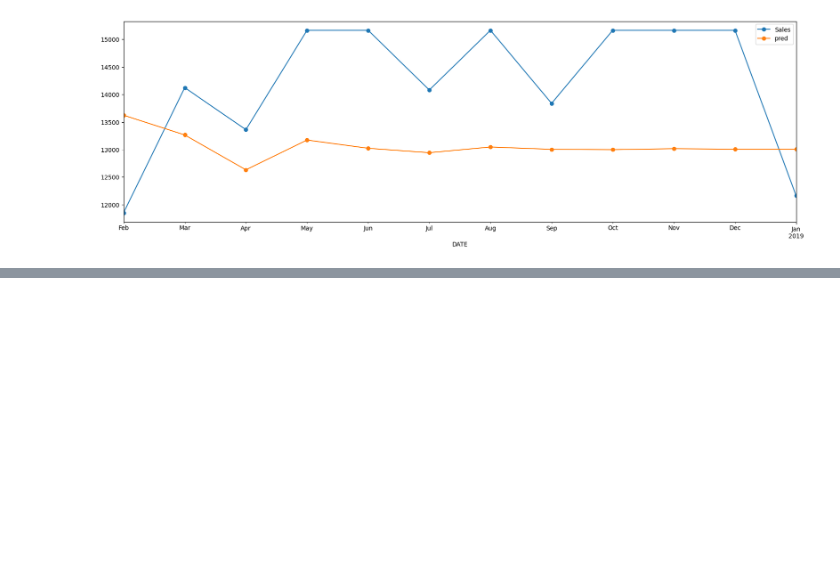
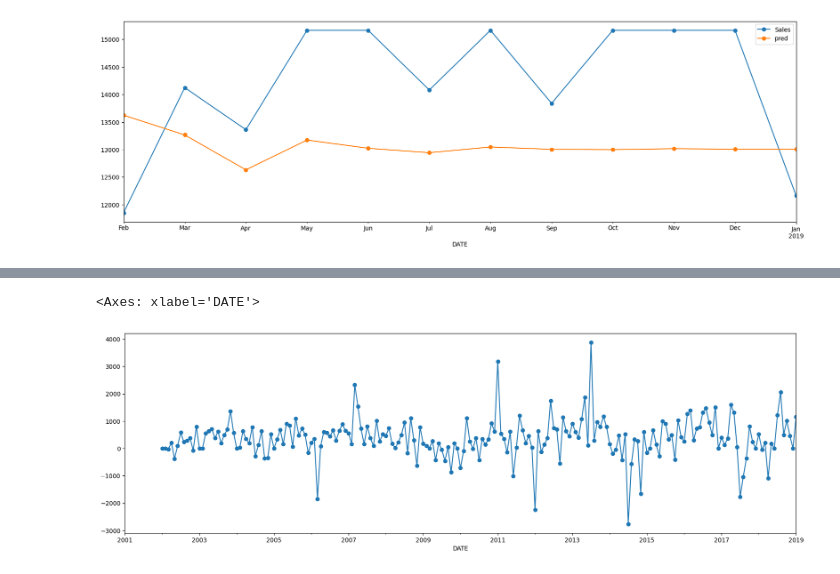
Before and after one commit to Swarnim114/Learning, a Jupyter notebook: ML/notebooks/Advanced-ML/TimeSeries-2/TimeSeries-2.ipynb, the cells around one changed output, grey strips where cells are left out. Cells and saved outputs as stored; diff of their text form; code cells hidden in the pictures; blank space fills up the shorter version.

```diff
--- a/ML/notebooks/Advanced-ML/TimeSeries-2/TimeSeries-2.ipynb
+++ b/ML/notebooks/Advanced-ML/TimeSeries-2/TimeSeries-2.ipynb
@@ -354,0 +437,5 @@ MAPE: 0.11
+# %%
+data.Sales.diff(12).plot(style='-o')
+# %% [output]
+<Axes: xlabel='DATE'>
+[figure, added]
```
Also changed, not shown: parts of 9 cells of this notebook.
